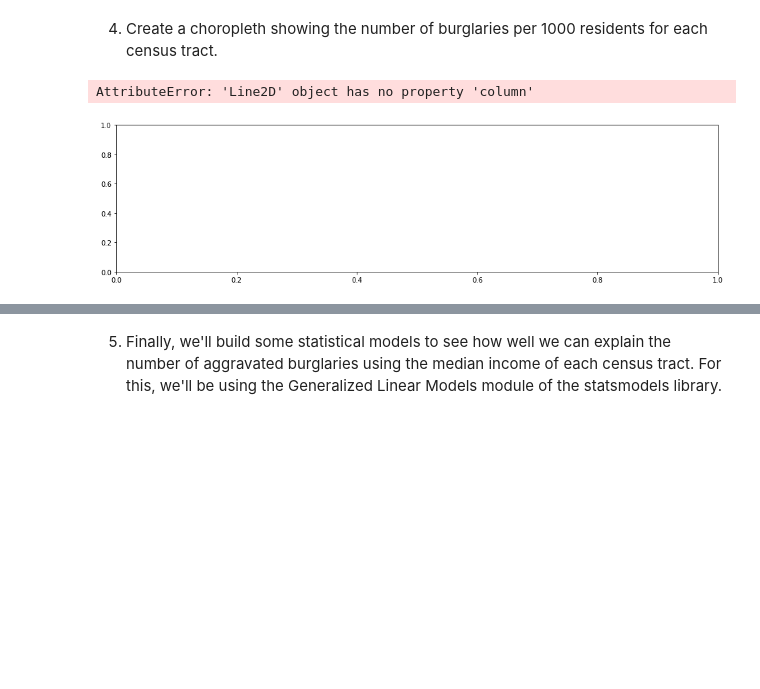
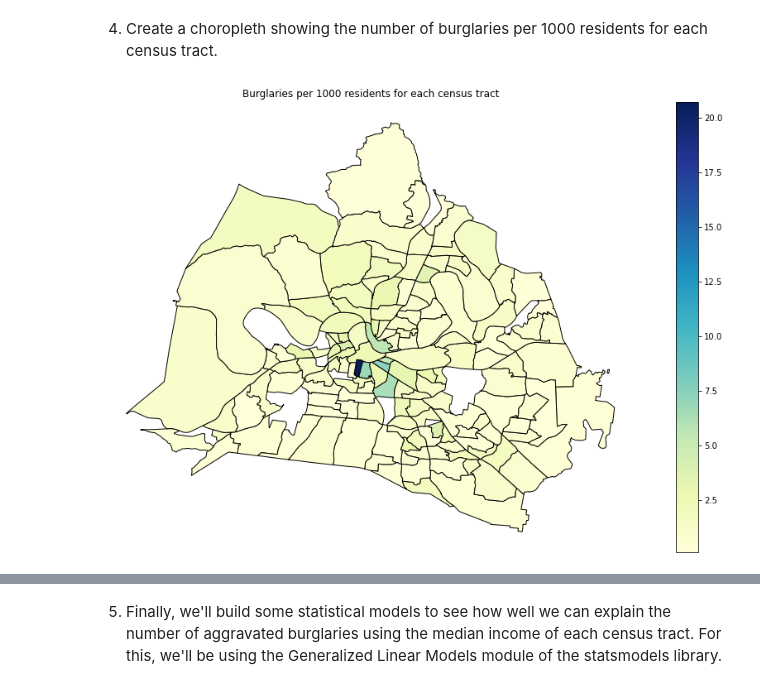
Before and after one commit to nss-data-science-cohort-5/geospatial_api-orange-oscelots, a Jupyter notebook: notebooks/Burglaries in Davidson County.ipynb, the cells around one changed output, grey strips where cells are left out. Cells and saved outputs as stored; diff of their text form; code cells hidden in the pictures; blank space fills up the shorter version.

```diff
--- a/notebooks/Burglaries in Davidson County.ipynb
+++ b/notebooks/Burglaries in Davidson County.ipynb
@@ -498,0 +560,8 @@ pop_income.merge(incidents_by_tract.rename (columns= {'TRACTCE':'tract'}))
+# %%
+#creating column with burglaries per 1000 residents
+burglary_agg['burglaries_per_1000'] = burglary_agg['burglary_number'] / (burglary_agg['population'] / 1000)
+# %%
+#creating a geo data frame
+burglary_agg_geo = gpd.GeoDataFrame(burglary_agg,
+                                geometry = burglary_agg['geometry'])
+burglary_agg_geo.info()
@@ -499,11 +586,18 @@ pop_income.merge(incidents_by_tract.rename (columns= {'TRACTCE':'tract'}))
 # %% [markdown]
 4. Create a choropleth showing the number of burglaries per 1000 residents for each census tract.
+# %%
+burglary_agg_geo=burglary_agg_geo.drop_duplicates(subset= 'tract')
+# %%
+burglary_agg_geo=burglary_agg_geo.drop_duplicates(subset= 'incident_number')
 # %%
-fig, ax = plt.subplots(figsize=(16,4))
-pop_income.plot(column = 'tract',
-              edgecolor = 'black',
-              ax = ax)
-ax.axis('off');
+#choropleth for burglary per 1000 residents
+fig, ax = plt.subplots(figsize=(16,10))
+burglaries=burglary_agg_geo.plot(column = 'burglaries_per_1000',
+               cmap = 'YlGnBu',
+               edgecolor = 'black',
+               legend = True,
+               ax = ax)
+ax.axis('off')
+plt.title('Burglaries per 1000 residents for each census tract', fontsize = 12);
 # %% [output]
-AttributeError: 'Line2D' object has no property 'column'
-[figure, old version]
+[figure, new version]
```
Also changed, not shown: parts of 54 cells of this notebook.
